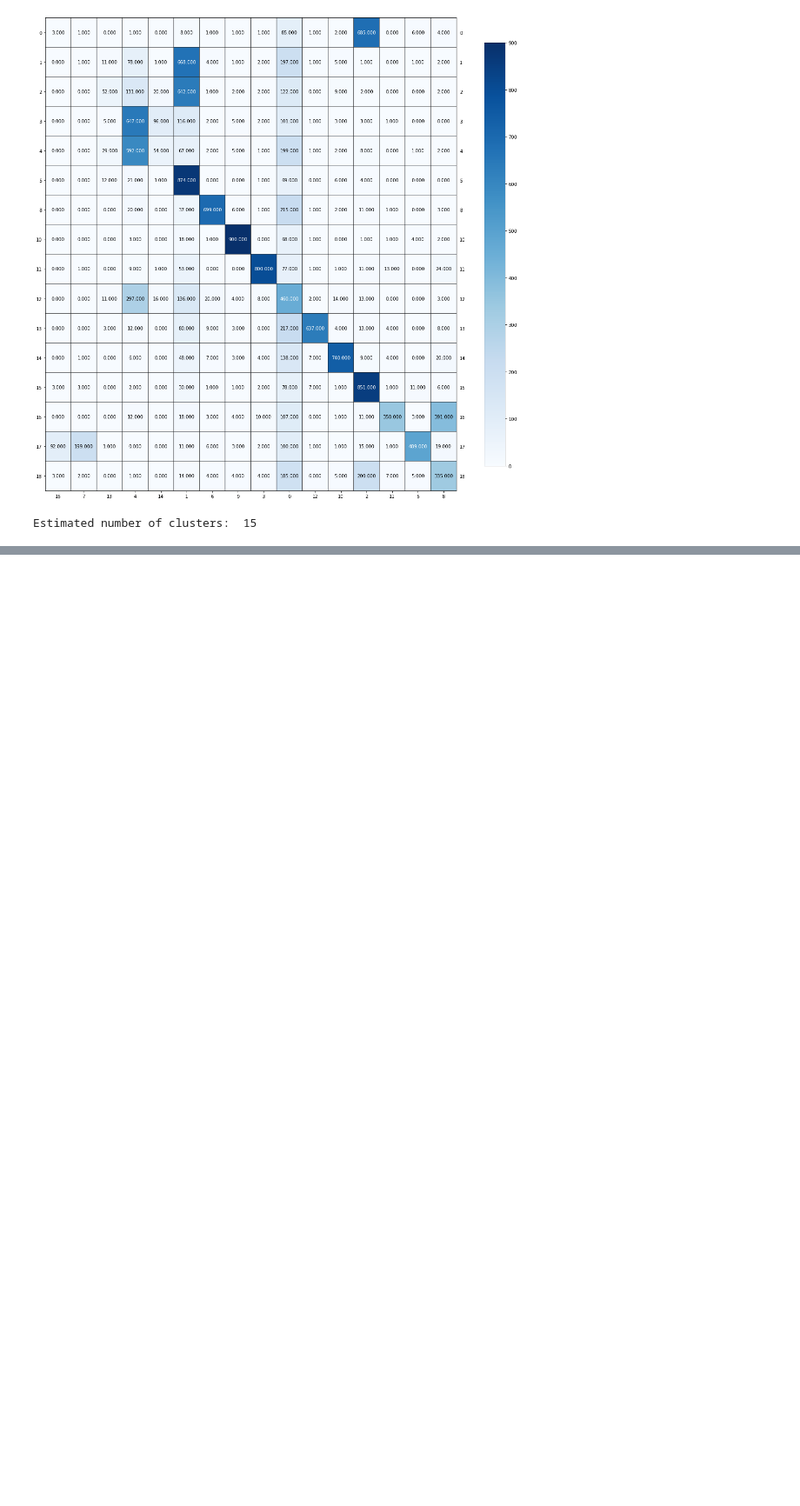
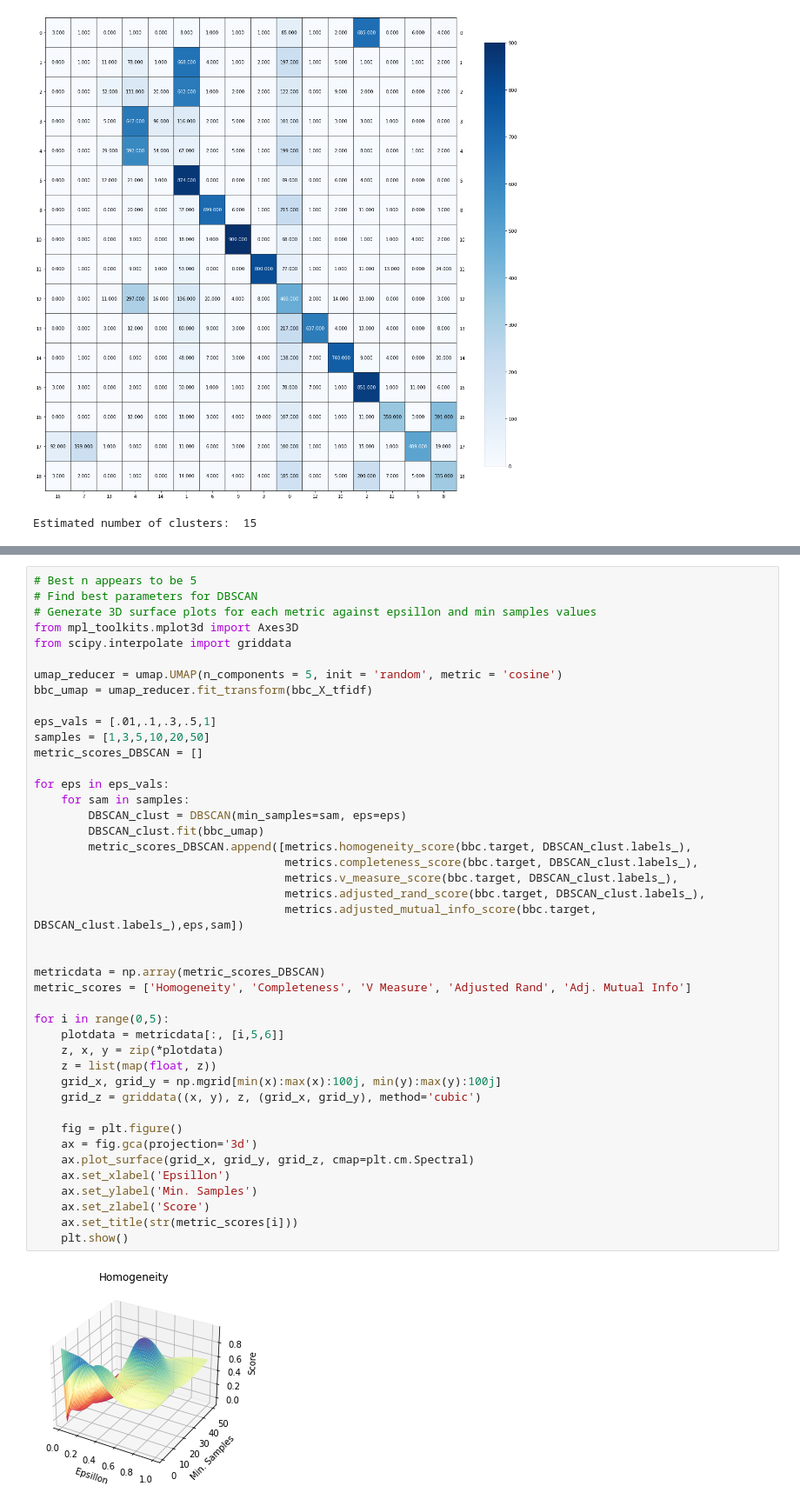
Before and after one commit to ztucker4/ECE219_Winter2021, a Jupyter notebook: Project_2/Project_2.ipynb, the cells around one changed output, grey strips where cells are left out. Shown at 87% size. Saved outputs shown, nothing was run; the diff lists cells and outputs as text; blank space fills up the shorter version.

```diff
--- a/Project_2/Project_2.ipynb
+++ b/Project_2/Project_2.ipynb
@@ -461,0 +541,45 @@ Estimated number of clusters:  15
+# %%
+# Best n appears to be 5
+# Find best parameters for DBSCAN
+# Generate 3D surface plots for each metric against epsillon and min samples values
+from mpl_toolkits.mplot3d import Axes3D
+from scipy.interpolate import griddata
+
+umap_reducer = umap.UMAP(n_components = 5, init = 'random', metric = 'cosine')
+bbc_umap = umap_reducer.fit_transform(bbc_X_tfidf)
+
+eps_vals = [.01,.1,.3,.5,1]
+samples = [1,3,5,10,20,50]
+metric_scores_DBSCAN = []
+
+for eps in eps_vals:
+    for sam in samples:
+        DBSCAN_clust = DBSCAN(min_samples=sam, eps=eps)
+        DBSCAN_clust.fit(bbc_umap)
+        metric_scores_DBSCAN.append([metrics.homogeneity_score(bbc.target, DBSCAN_clust.labels_),
+                                     metrics.completeness_score(bbc.target, DBSCAN_clust.labels_),
+                                     metrics.v_measure_score(bbc.target, DBSCAN_clust.labels_),
+                                     metrics.adjusted_rand_score(bbc.target, DBSCAN_clust.labels_),
+                                     metrics.adjusted_mutual_info_score(bbc.target, DBSCAN_clust.labels_),eps,sam])
+
+
+metricdata = np.array(metric_scores_DBSCAN)
+metric_scores = ['Homogeneity', 'Completeness', 'V Measure', 'Adjusted Rand', 'Adj. Mutual Info']
+
+for i in range(0,5):
+    plotdata = metricdata[:, [i,5,6]]
+    z, x, y = zip(*plotdata)
+    z = list(map(float, z))
+    grid_x, grid_y = np.mgrid[min(x):max(x):100j, min(y):max(y):100j]
+    grid_z = griddata((x, y), z, (grid_x, grid_y), method='cubic')
+
+    fig = plt.figure()
+    ax = fig.gca(projection='3d')
+    ax.plot_surface(grid_x, grid_y, grid_z, cmap=plt.cm.Spectral)
+    ax.set_xlabel('Epsillon')
+    ax.set_ylabel('Min. Samples')
+    ax.set_zlabel('Score')
+    ax.set_title(str(metric_scores[i]))
+    plt.show()
+# %% [output]
+[figure, added]
```
Also changed, not shown: parts of 6 cells of this notebook, 1 other file.
